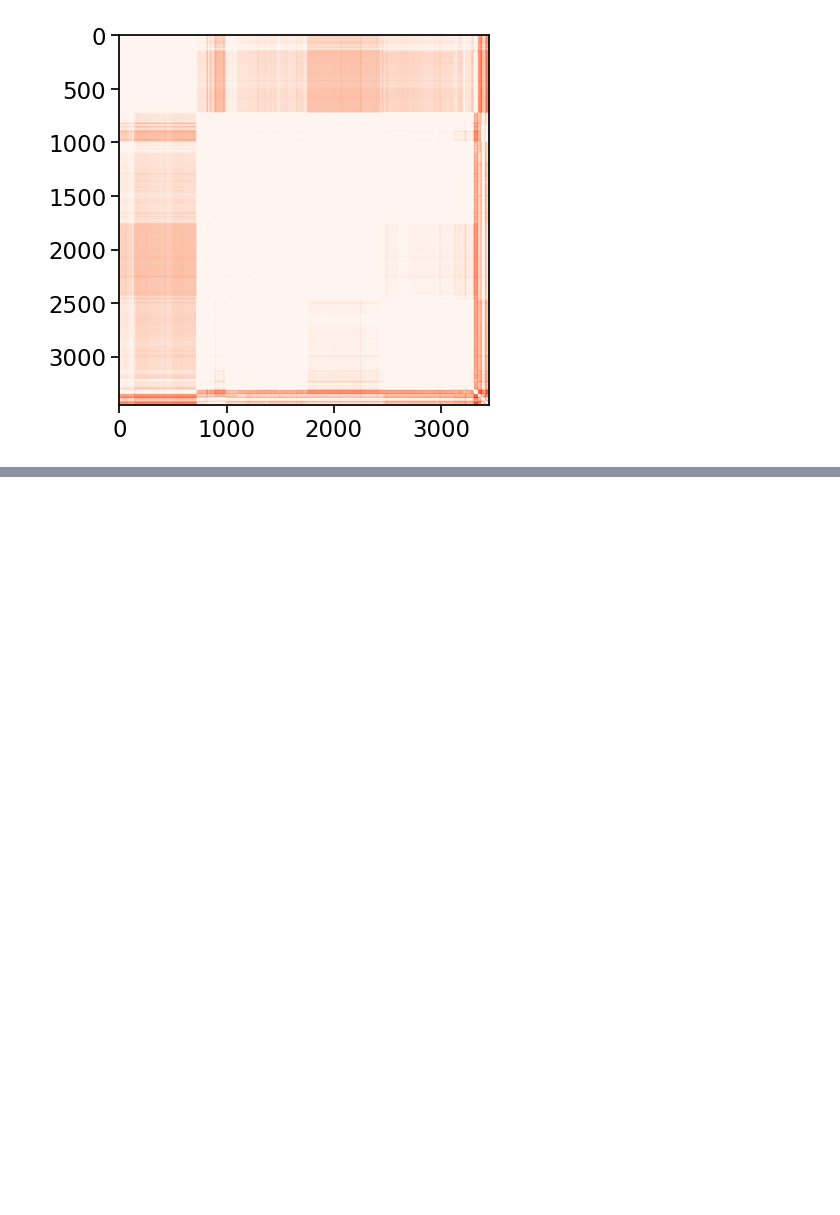
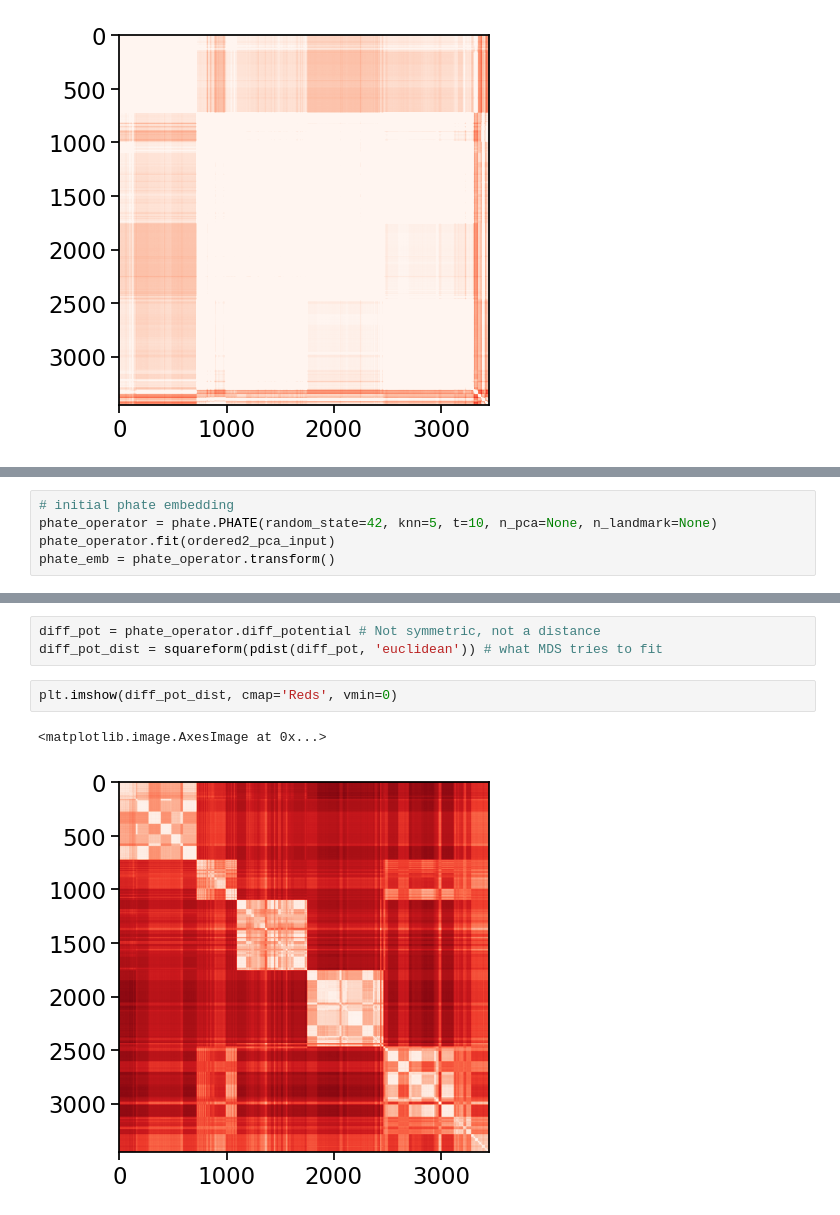
Before and after one commit to latent-reasoning-works/manylatents, a Jupyter notebook: notebooks/EDA_HGDP.ipynb, the cells around one changed output, grey strips where cells are left out. Saved outputs shown, nothing was run; the diff lists cells and outputs as text; blank space fills up the shorter version.

```diff
--- a/notebooks/EDA_HGDP.ipynb
+++ b/notebooks/EDA_HGDP.ipynb
@@ -131,0 +136,5 @@ plt.imshow(squareform(dists2), cmap='Reds', vmin=180)
+# %%
+# initial phate embedding
+phate_operator = phate.PHATE(random_state=42, knn=5, t=10, n_pca=None, n_landmark=None)
+phate_operator.fit(ordered2_pca_input)
+phate_emb = phate_operator.transform()
@@ -131,0 +153,8 @@ plt.imshow(squareform(dists2), cmap='Reds', vmin=180)
+# %%
+diff_pot = phate_operator.diff_potential # Not symmetric, not a distance
+diff_pot_dist = squareform(pdist(diff_pot, 'euclidean')) # what MDS tries to fit
+# %%
+plt.imshow(diff_pot_dist, cmap='Reds', vmin=0)
+# %% [output]
+<matplotlib.image.AxesImage at 0x...>
+[figure, added]
```
Also changed, not shown: parts of 5 cells of this notebook, 7 other files.
